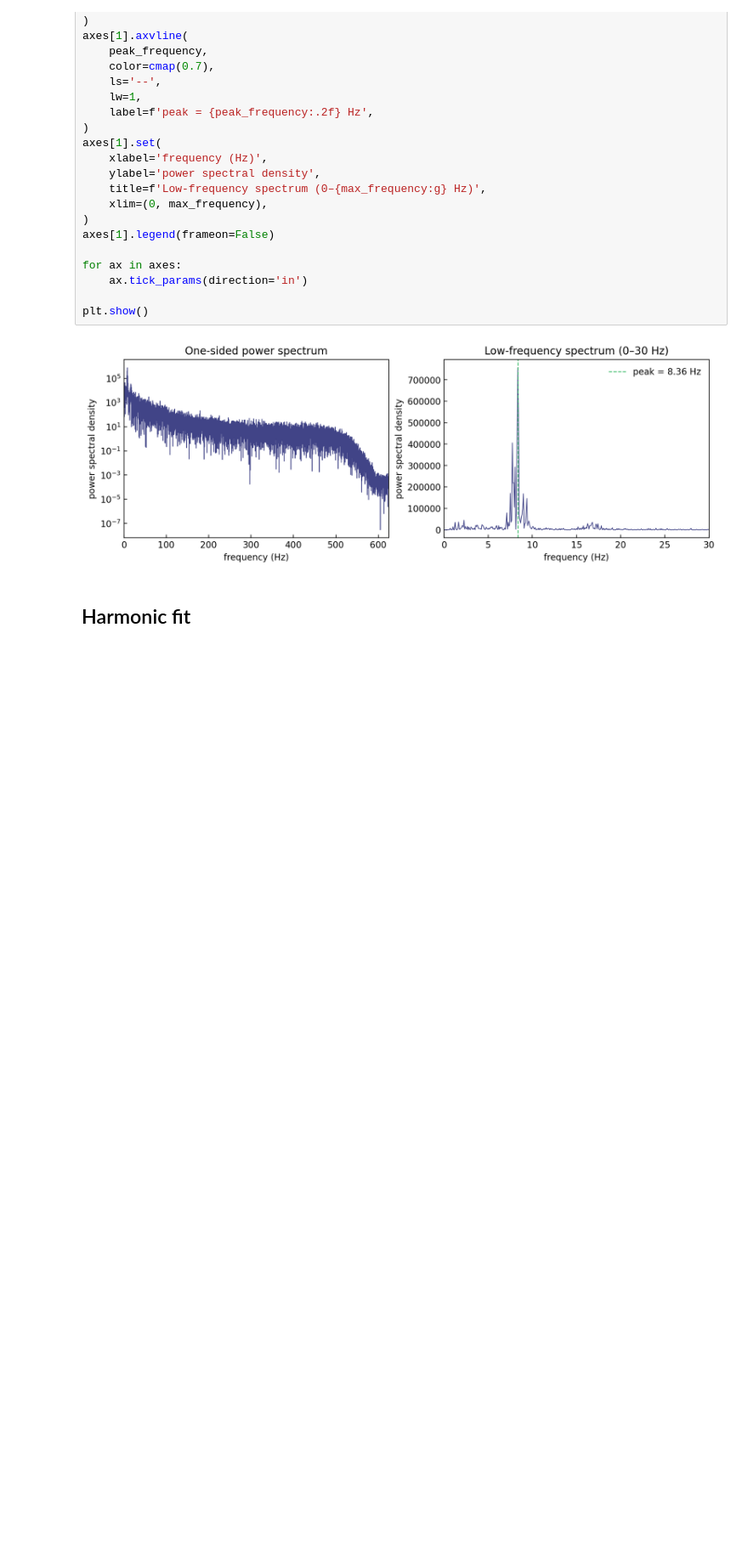
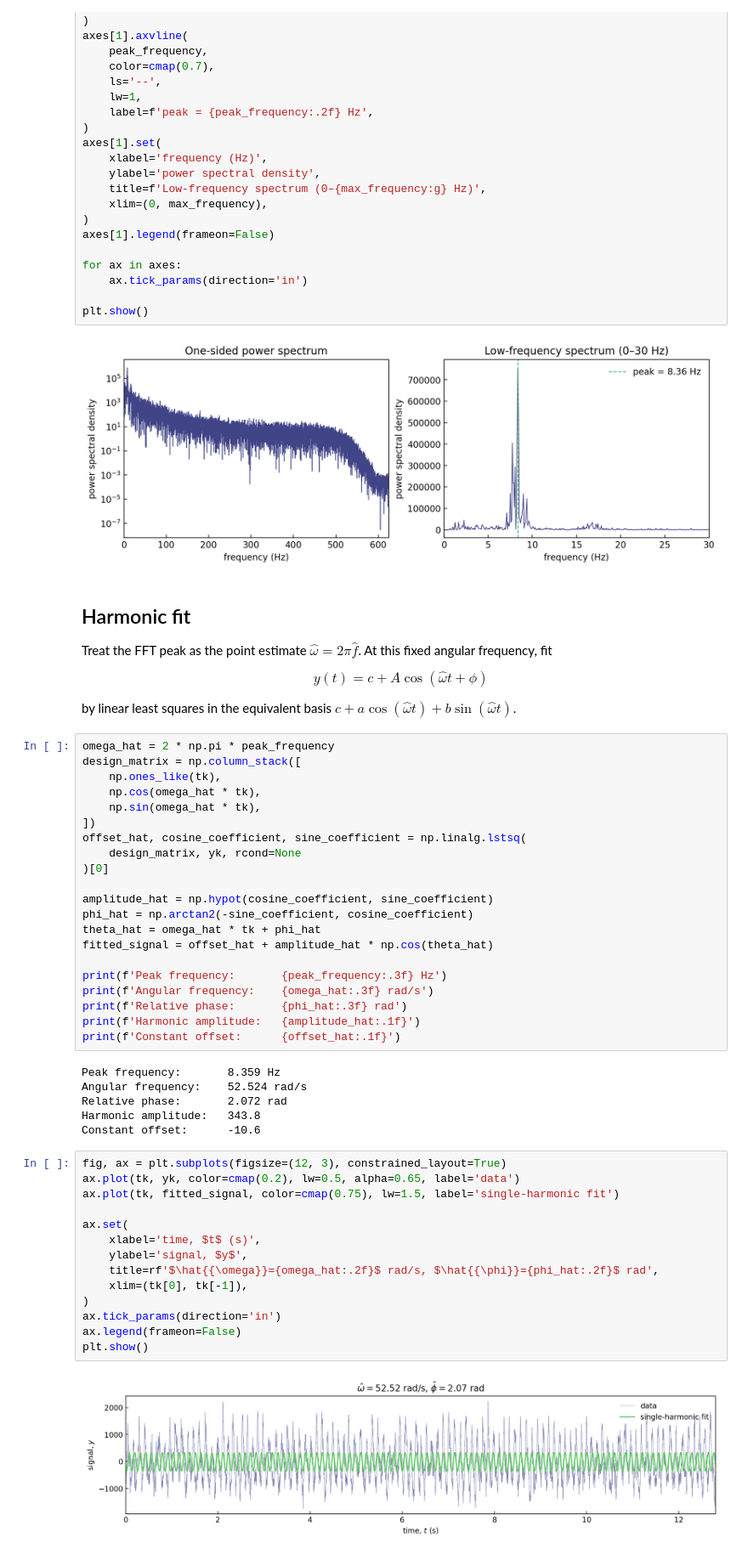
Before and after one commit to bishopgroup/phase-bayes, a Jupyter notebook: MethodComparisons/FFT.ipynb, the cells around one changed output. Shown at 85% size. Cells and saved outputs as stored; diff of their text form; blank space fills up the shorter version.

Commit message:
single harmonic fit via linear regression

```diff
--- a/MethodComparisons/FFT.ipynb
+++ b/MethodComparisons/FFT.ipynb
@@ -144,3 +144,52 @@ plt.show()
 [figure]
 # %% [markdown]
 ## Harmonic fit
+
+Treat the FFT peak as the point estimate $\hat\omega=2\pi\hat f$. At this fixed angular frequency, fit
+
+$$y(t)=c+A\cos(\hat\omega t+\phi)$$
+
+by linear least squares in the equivalent basis $c+a\cos(\hat\omega t)+b\sin(\hat\omega t)$.
+# %%
+omega_hat = 2 * np.pi * peak_frequency
+design_matrix = np.column_stack([
+    np.ones_like(tk),
+    np.cos(omega_hat * tk),
+    np.sin(omega_hat * tk),
+])
+offset_hat, cosine_coefficient, sine_coefficient = np.linalg.lstsq(
+    design_matrix, yk, rcond=None
+)[0]
+
+amplitude_hat = np.hypot(cosine_coefficient, sine_coefficient)
+phi_hat = np.arctan2(-sine_coefficient, cosine_coefficient)
+theta_hat = omega_hat * tk + phi_hat
+fitted_signal = offset_hat + amplitude_hat * np.cos(theta_hat)
+
+print(f'Peak frequency:       {peak_frequency:.3f} Hz')
+print(f'Angular frequency:    {omega_hat:.3f} rad/s')
+print(f'Relative phase:       {phi_hat:.3f} rad')
+print(f'Harmonic amplitude:   {amplitude_hat:.1f}')
+print(f'Constant offset:      {offset_hat:.1f}')
+# %% [output]
+Peak frequency:       8.359 Hz
+Angular frequency:    52.524 rad/s
+Relative phase:       2.072 rad
+Harmonic amplitude:   343.8
+Constant offset:      -10.6
+# %%
+fig, ax = plt.subplots(figsize=(12, 3), constrained_layout=True)
+ax.plot(tk, yk, color=cmap(0.2), lw=0.5, alpha=0.65, label='data')
+ax.plot(tk, fitted_signal, color=cmap(0.75), lw=1.5, label='single-harmonic fit')
+
+ax.set(
+    xlabel='time, $t$ (s)',
+    ylabel='signal, $y$',
+    title=rf'$\hat{{\omega}}={omega_hat:.2f}$ rad/s, $\hat{{\phi}}={phi_hat:.2f}$ rad',
+    xlim=(tk[0], tk[-1]),
+)
+ax.tick_params(direction='in')
+ax.legend(frameon=False)
+plt.show()
+# %% [output]
+[figure, added]
```
Also changed, not shown: parts of 1 cell of this notebook, 1 other file.
